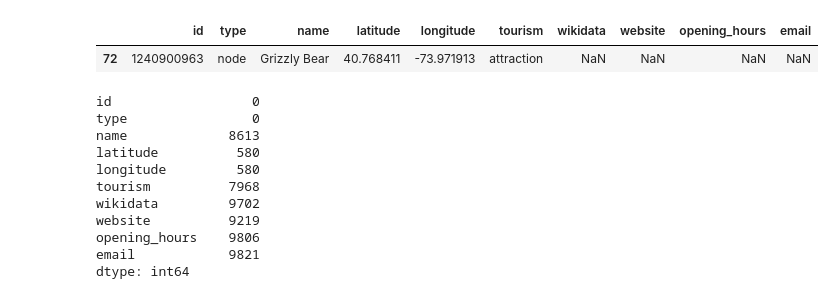
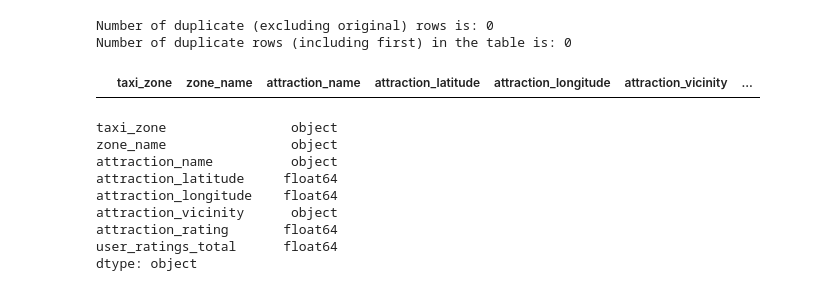
Before and after one commit to HelloMum/COMP47360-Smart-Tourist-Guide, a Jupyter notebook: src/data_processing/notebooks/attractions/attraction_data_cleaning.ipynb, the cells around one changed output. Saved outputs shown, nothing was run; the diff lists cells and outputs as text; code cells hidden in the pictures.

```diff
--- a/src/data_processing/notebooks/attractions/attraction_data_cleaning.ipynb
+++ b/src/data_processing/notebooks/attractions/attraction_data_cleaning.ipynb
@@ -138,19 +119,23 @@ df['name'].unique().tolist()
-# %%
-df[df['name'] == 'Grizzly Bear']
-# %% [output]
-|  | id | type | name | latitude | longitude | tourism | wikidata | website | opening_hours | email |
-| 72 | 1240900963 | node | Grizzly Bear | 40.768411 | -73.971913 | attraction | NaN | NaN | NaN | NaN |
-# %%
-df.isnull().sum()
-# %% [output]
-id                  0
-type                0
-name             8613
-latitude          580
-longitude         580
-tourism          7968
-wikidata         9702
-website          9219
-opening_hours    9806
-email            9821
-dtype: int64
+# %%
+# Clean duplicated rows
+print('Number of duplicate (excluding original) rows is:', attractions_df.duplicated().sum())
+print('Number of duplicate rows (including first) in the table is:', attractions_df[attractions_df.duplicated(keep=False)].shape[0])
+# Show duplicate row data that can be dropped
+attractions_df[attractions_df.duplicated(keep=False)]
+# %% [output]
+Number of duplicate (excluding original) rows is: 0
+Number of duplicate rows (including first) in the table is: 0
+|  | taxi_zone | zone_name | attraction_name | attraction_latitude | attraction_longitude | attraction_vicinity | ... |
+# %%
+# show date types
+attractions_df.dtypes
+# %% [output]
+taxi_zone                object
+zone_name                object
+attraction_name          object
+attraction_latitude     float64
+attraction_longitude    float64
+attraction_vicinity      object
+attraction_rating       float64
+user_ratings_total      float64
+dtype: object
```
Also changed, not shown: parts of 18 cells of this notebook, 2 other files.
